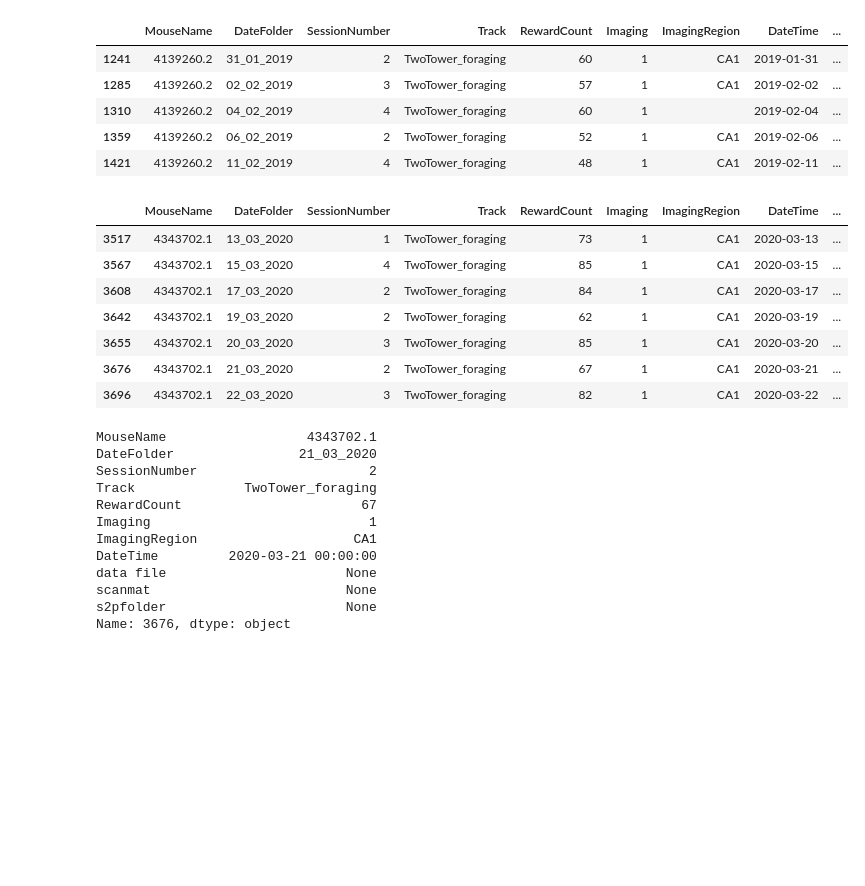
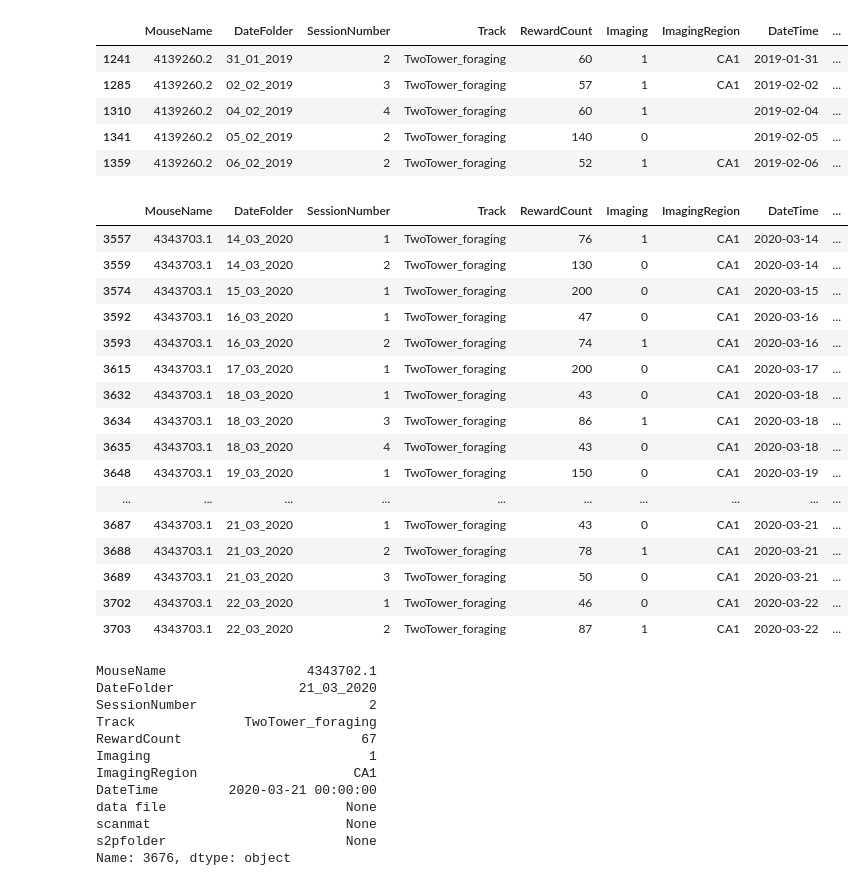
Before and after one commit to GiocomoLab/PlittGiocomo_2021, a Jupyter notebook: scratch/inspect_s2p_pkls.ipynb, the cells around one changed output. Drawn from its saved outputs; the diff is of its cells as text; code cells hidden in the pictures; blank space fills up the shorter version.

```diff
--- a/scratch/inspect_s2p_pkls.ipynb
+++ b/scratch/inspect_s2p_pkls.ipynb
@@ -30,7 +30,7 @@ pkl_basedir = pathlib.Path("/mnt/BigDisk/morph/Suite2P_Data")
 df = pp.load_session_db(dir='/mnt/BigDisk/morph_vr_data/')
 # df = pp.load_session_db()
 df = df[df['RewardCount']>40]
-df = df[df['Imaging']==1]
+# df = df[df['Imaging']==1]
 df = df.sort_values(['MouseName','DateTime','SessionNumber'])
 df = df[df["Track"]=="TwoTower_foraging"]
 df = df[(df['ImagingRegion']=='CA1' )|(df['ImagingRegion']=='')]
@@ -41,20 +41,29 @@ df.head()
 | 1241 | 4139260.2 | 31_01_2019 | 2 | TwoTower_foraging | 60 | 1 | CA1 | 2019-01-31 | ... |
 | 1285 | 4139260.2 | 02_02_2019 | 3 | TwoTower_foraging | 57 | 1 | CA1 | 2019-02-02 | ... |
 | 1310 | 4139260.2 | 04_02_2019 | 4 | TwoTower_foraging | 60 | 1 |  | 2019-02-04 | ... |
+| 1341 | 4139260.2 | 05_02_2019 | 2 | TwoTower_foraging | 140 | 0 |  | 2019-02-05 | ... |
 | 1359 | 4139260.2 | 06_02_2019 | 2 | TwoTower_foraging | 52 | 1 | CA1 | 2019-02-06 | ... |
-| 1421 | 4139260.2 | 11_02_2019 | 4 | TwoTower_foraging | 48 | 1 | CA1 | 2019-02-11 | ... |
 # %%
-mouse_df = df.loc[df['MouseName']==m.mouse_metadata.frequent_mice[5],:]
+mouse_df = df.loc[df['MouseName']==m.mouse_metadata.rare_mice[4],:]
 mouse_df.head(20)
 # %% [output]
 |  | MouseName | DateFolder | SessionNumber | Track | RewardCount | Imaging | ImagingRegion | DateTime | ... |
-| 3517 | 4343702.1 | 13_03_2020 | 1 | TwoTower_foraging | 73 | 1 | CA1 | 2020-03-13 | ... |
-| 3567 | 4343702.1 | 15_03_2020 | 4 | TwoTower_foraging | 85 | 1 | CA1 | 2020-03-15 | ... |
-| 3608 | 4343702.1 | 17_03_2020 | 2 | TwoTower_foraging | 84 | 1 | CA1 | 2020-03-17 | ... |
-| 3642 | 4343702.1 | 19_03_2020 | 2 | TwoTower_foraging | 62 | 1 | CA1 | 2020-03-19 | ... |
-| 3655 | 4343702.1 | 20_03_2020 | 3 | TwoTower_foraging | 85 | 1 | CA1 | 2020-03-20 | ... |
-| 3676 | 4343702.1 | 21_03_2020 | 2 | TwoTower_foraging | 67 | 1 | CA1 | 2020-03-21 | ... |
-| 3696 | 4343702.1 | 22_03_2020 | 3 | TwoTower_foraging | 82 | 1 | CA1 | 2020-03-22 | ... |
+| 3557 | 4343703.1 | 14_03_2020 | 1 | TwoTower_foraging | 76 | 1 | CA1 | 2020-03-14 | ... |
+| 3559 | 4343703.1 | 14_03_2020 | 2 | TwoTower_foraging | 130 | 0 | CA1 | 2020-03-14 | ... |
+| 3574 | 4343703.1 | 15_03_2020 | 1 | TwoTower_foraging | 200 | 0 | CA1 | 2020-03-15 | ... |
+| 3592 | 4343703.1 | 16_03_2020 | 1 | TwoTower_foraging | 47 | 0 | CA1 | 2020-03-16 | ... |
+| 3593 | 4343703.1 | 16_03_2020 | 2 | TwoTower_foraging | 74 | 1 | CA1 | 2020-03-16 | ... |
+| 3615 | 4343703.1 | 17_03_2020 | 1 | TwoTower_foraging | 200 | 0 | CA1 | 2020-03-17 | ... |
+| 3632 | 4343703.1 | 18_03_2020 | 1 | TwoTower_foraging | 43 | 0 | CA1 | 2020-03-18 | ... |
+| 3634 | 4343703.1 | 18_03_2020 | 3 | TwoTower_foraging | 86 | 1 | CA1 | 2020-03-18 | ... |
+| 3635 | 4343703.1 | 18_03_2020 | 4 | TwoTower_foraging | 43 | 0 | CA1 | 2020-03-18 | ... |
+| 3648 | 4343703.1 | 19_03_2020 | 1 | TwoTower_foraging | 150 | 0 | CA1 | 2020-03-19 | ... |
+| ... | ... | ... | ... | ... | ... | ... | ... | ... | ... |
+| 3687 | 4343703.1 | 21_03_2020 | 1 | TwoTower_foraging | 43 | 0 | CA1 | 2020-03-21 | ... |
+| 3688 | 4343703.1 | 21_03_2020 | 2 | TwoTower_foraging | 78 | 1 | CA1 | 2020-03-21 | ... |
+| 3689 | 4343703.1 | 21_03_2020 | 3 | TwoTower_foraging | 50 | 0 | CA1 | 2020-03-21 | ... |
+| 3702 | 4343703.1 | 22_03_2020 | 1 | TwoTower_foraging | 46 | 0 | CA1 | 2020-03-22 | ... |
+| 3703 | 4343703.1 | 22_03_2020 | 2 | TwoTower_foraging | 87 | 1 | CA1 | 2020-03-22 | ... |
 # %%
 mouse_df.iloc[5]
 # %% [output]
```
Also changed, not shown: 6 other files.
